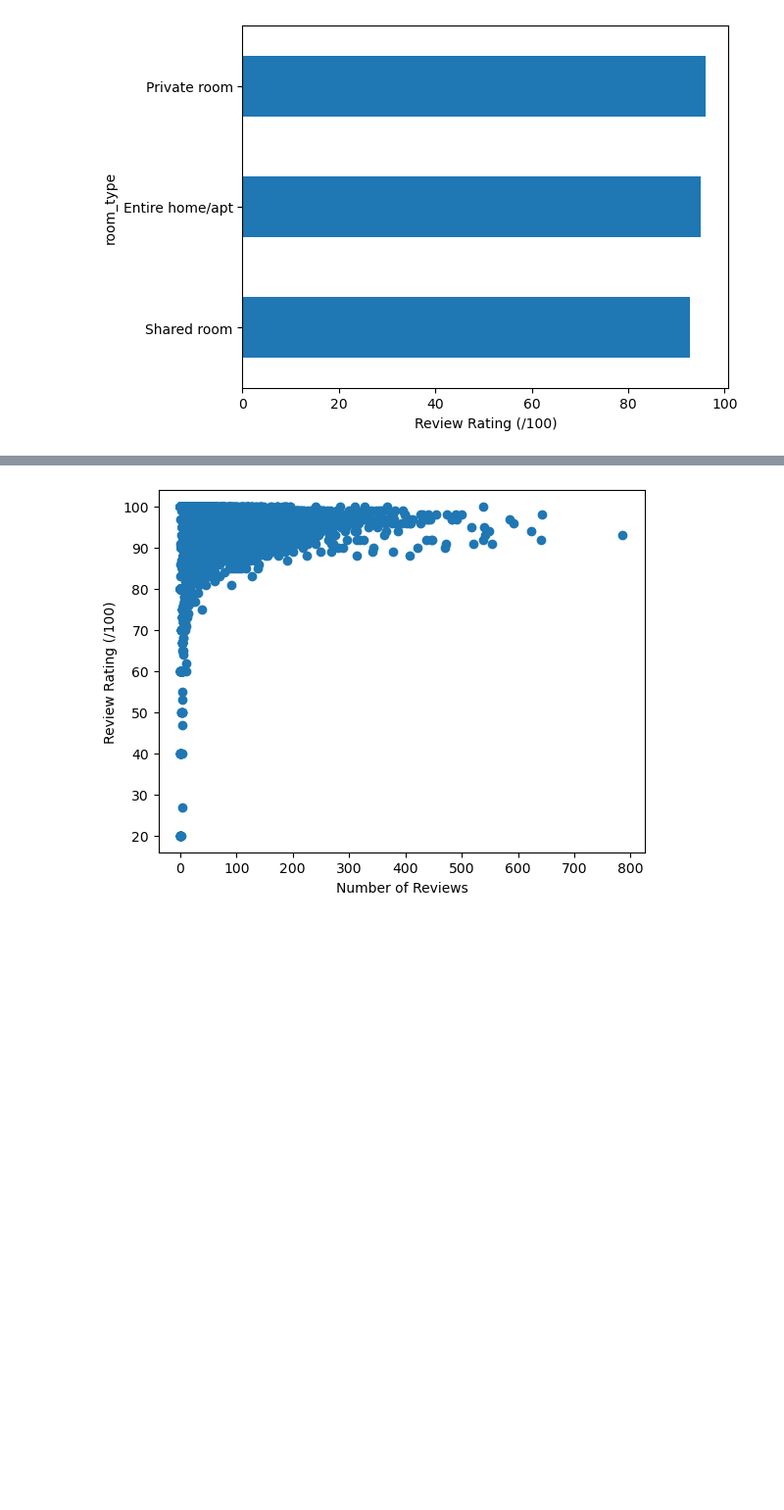
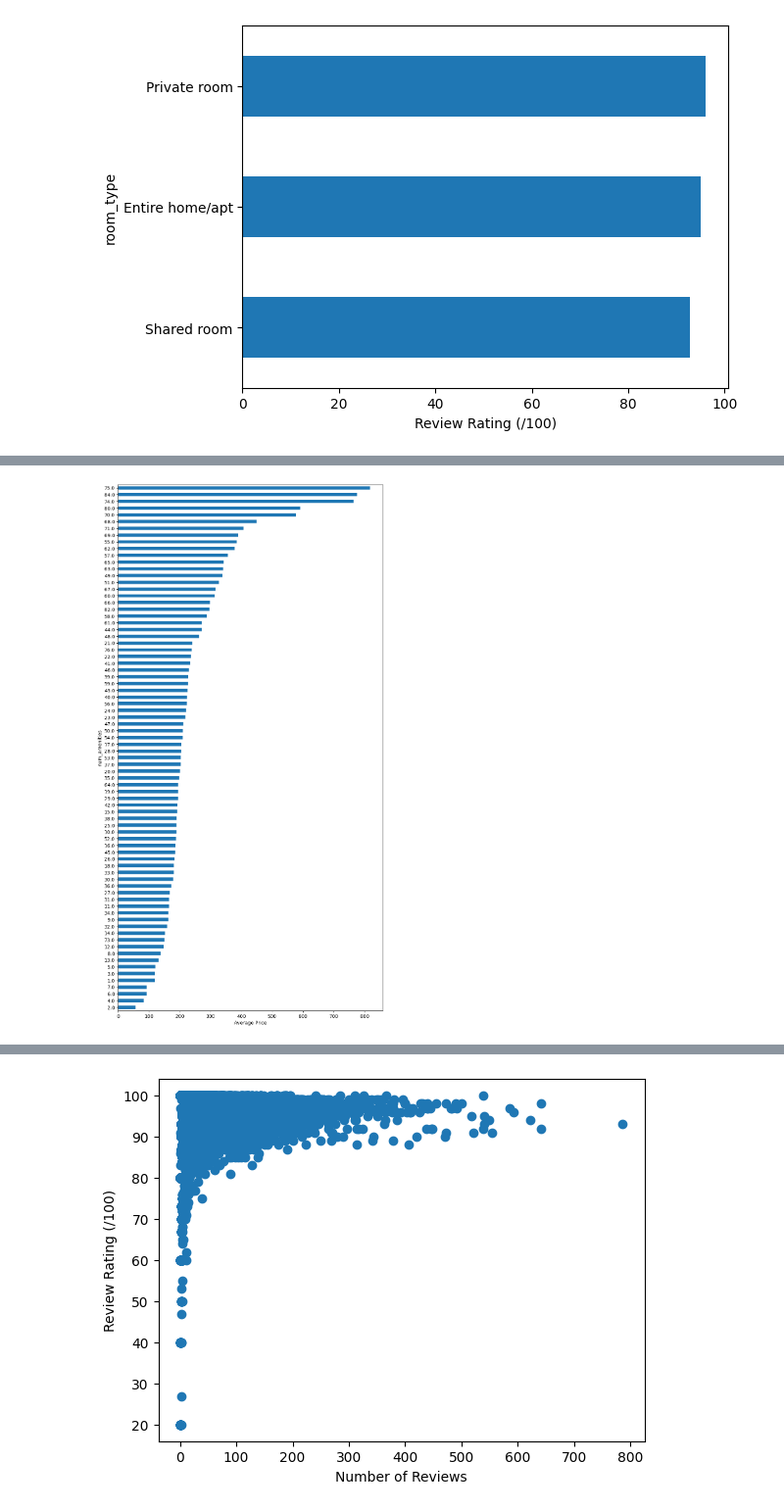
Before and after one commit to yunchen-hung/SanDiegoAirbnbRatingPrediction, a Jupyter notebook: EDA_notebook.ipynb, the cells around one changed output, grey strips where cells are left out. Shown at 98% size. Saved outputs shown, nothing was run; the diff lists cells and outputs as text; code cells hidden in the pictures; blank space fills up the shorter version.

```diff
--- a/EDA_notebook.ipynb
+++ b/EDA_notebook.ipynb
@@ -119,0 +160,14 @@ plt.show()
+# %%
+# Average price based on number of amenities
+
+plt.figure(figsize=(10,20))
+(
+airbnb.groupby('num_amenities')['nightly_price']
+.mean()
+.sort_values()
+.plot.barh()
+)
+plt.xlabel('Average Price')
+plt.show()
+# %% [output]
+[figure, added]
```
Also changed, not shown: parts of 9 cells of this notebook.
